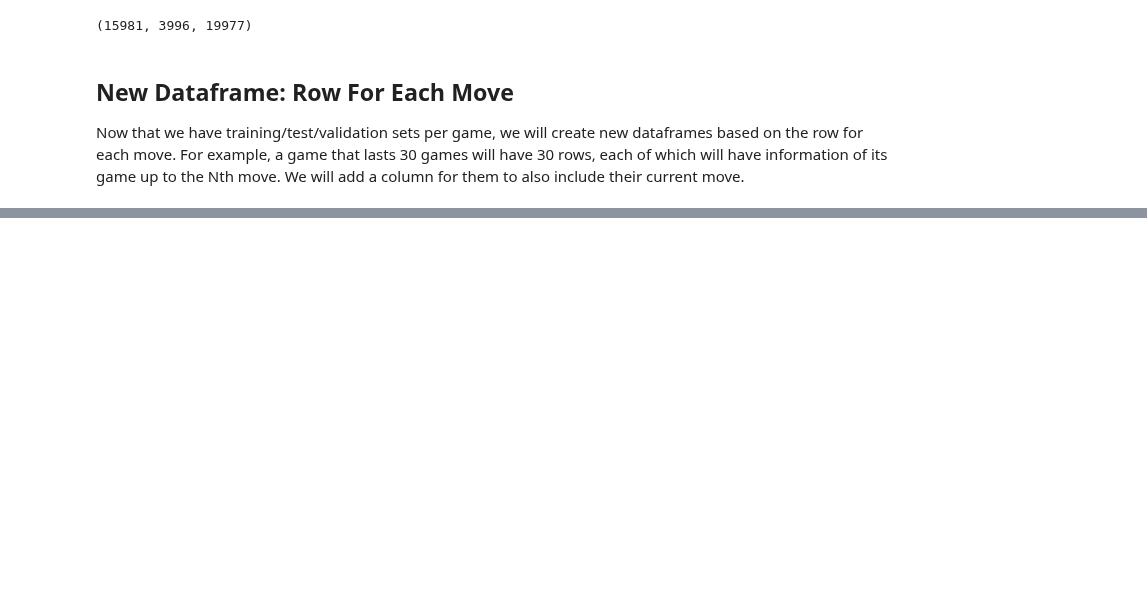
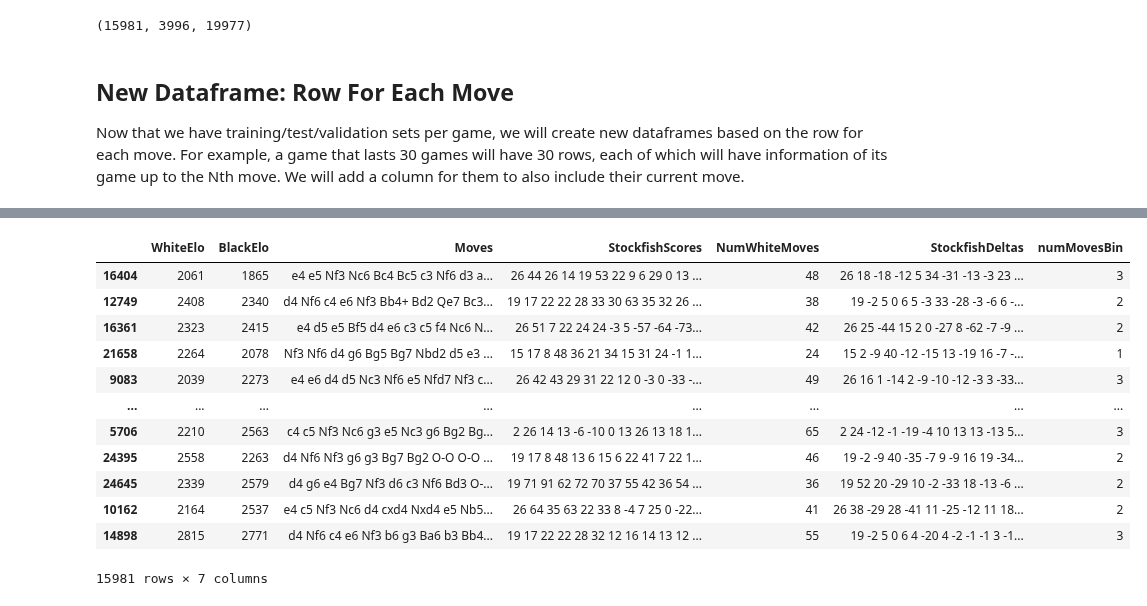
Before and after one commit to piercingecho/chess-win-probability-modeling, a Jupyter notebook: any_move_winprob.ipynb, the cells around one changed output, grey strips where cells are left out. Drawn from its saved outputs; the diff is of its cells as text; code cells hidden in the pictures; blank space fills up the shorter version.

```diff
--- a/any_move_winprob.ipynb
+++ b/any_move_winprob.ipynb
@@ -184,0 +223,16 @@ ValueError: could not convert string to float: 'e4 e5 Nf3 Nc6 Bc4 Bc5 c3 Nf6 d3
+# %%
+x_primtrain
+# %% [output]
+|  | WhiteElo | BlackElo | Moves | StockfishScores | NumWhiteMoves | StockfishDeltas | numMovesBin |
+| 16404 | 2061 | 1865 | e4 e5 Nf3 Nc6 Bc4 Bc5 c3 Nf6 d3 a... | 26 44 26 14 19 53 22 9 6 29 0 13 ... | 48 | 26 18 -18 -12 5 34 -31 -13 -3 23 ... | 3 |
+| 12749 | 2408 | 2340 | d4 Nf6 c4 e6 Nf3 Bb4+ Bd2 Qe7 Bc3... | 19 17 22 22 28 33 30 63 35 32 26 ... | 38 | 19 -2 5 0 6 5 -3 33 -28 -3 -6 6 -... | 2 |
+| 16361 | 2323 | 2415 | e4 d5 e5 Bf5 d4 e6 c3 c5 f4 Nc6 N... | 26 51 7 22 24 24 -3 5 -57 -64 -73... | 42 | 26 25 -44 15 2 0 -27 8 -62 -7 -9 ... | 2 |
+| 21658 | 2264 | 2078 | Nf3 Nf6 d4 g6 Bg5 Bg7 Nbd2 d5 e3 ... | 15 17 8 48 36 21 34 15 31 24 -1 1... | 24 | 15 2 -9 40 -12 -15 13 -19 16 -7 -... | 1 |
+| 9083 | 2039 | 2273 | e4 e6 d4 d5 Nc3 Nf6 e5 Nfd7 Nf3 c... | 26 42 43 29 31 22 12 0 -3 0 -33 -... | 49 | 26 16 1 -14 2 -9 -10 -12 -3 3 -33... | 3 |
+| ... | ... | ... | ... | ... | ... | ... | ... |
+| 5706 | 2210 | 2563 | c4 c5 Nf3 Nc6 g3 e5 Nc3 g6 Bg2 Bg... | 2 26 14 13 -6 -10 0 13 26 13 18 1... | 65 | 2 24 -12 -1 -19 -4 10 13 13 -13 5... | 3 |
+| 24395 | 2558 | 2263 | d4 Nf6 Nf3 g6 g3 Bg7 Bg2 O-O O-O ... | 19 17 8 48 13 6 15 6 22 41 7 22 1... | 46 | 19 -2 -9 40 -35 -7 9 -9 16 19 -34... | 2 |
+| 24645 | 2339 | 2579 | d4 g6 e4 Bg7 Nf3 d6 c3 Nf6 Bd3 O-... | 19 71 91 62 72 70 37 55 42 36 54 ... | 36 | 19 52 20 -29 10 -2 -33 18 -13 -6 ... | 2 |
+| 10162 | 2164 | 2537 | e4 c5 Nf3 Nc6 d4 cxd4 Nxd4 e5 Nb5... | 26 64 35 63 22 33 8 -4 7 25 0 -22... | 41 | 26 38 -29 28 -41 11 -25 -12 11 18... | 2 |
+| 14898 | 2815 | 2771 | d4 Nf6 c4 e6 Nf3 b6 g3 Ba6 b3 Bb4... | 19 17 22 22 28 32 12 16 14 13 12 ... | 55 | 19 -2 5 0 6 4 -20 4 -2 -1 -1 3 -1... | 3 |
+15981 rows × 7 columns
```
Also changed, not shown: parts of 28 cells of this notebook, 5 other files.
